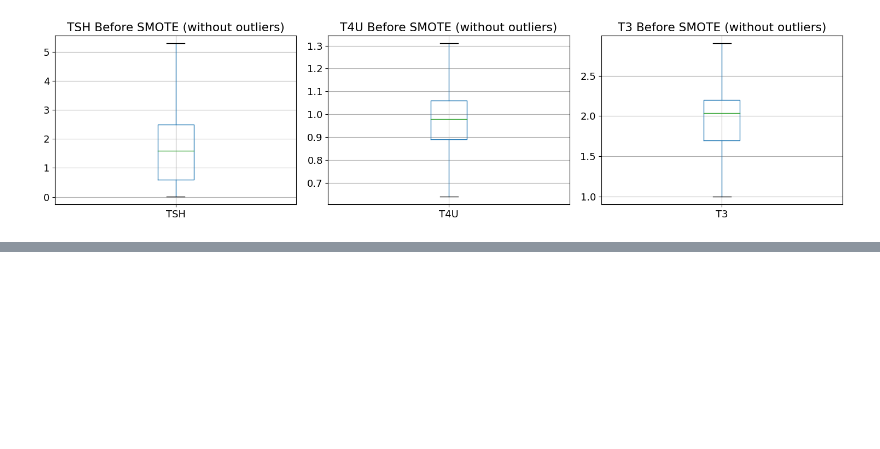
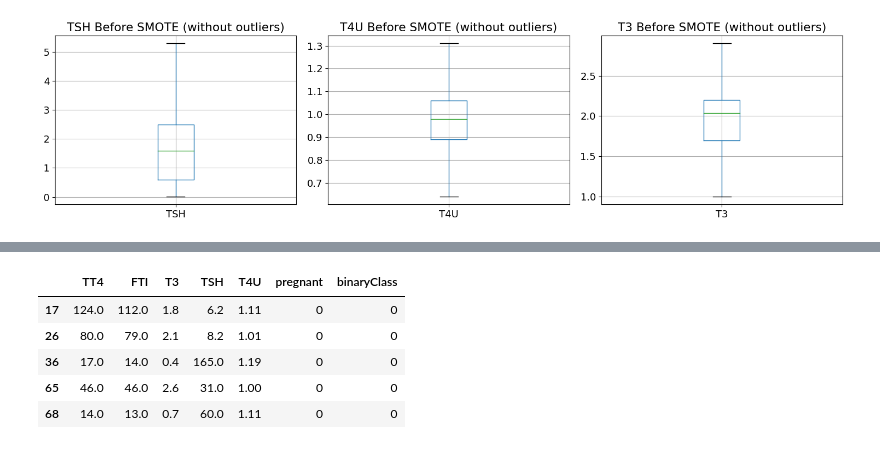
Before and after one commit to cilab-ufersa/thyroid_disease_AI, a Jupyter notebook: thyroid_disease_AI/data/clear_data.ipynb, the cells around one changed output, grey strips where cells are left out. Drawn from its saved outputs; the diff is of its cells as text; code cells hidden in the pictures; blank space fills up the shorter version.

Commit message:
feat: balanced data

```diff
--- a/thyroid_disease_AI/data/clear_data.ipynb
+++ b/thyroid_disease_AI/data/clear_data.ipynb
@@ -397,0 +346,9 @@ plt.show()
+# %%
+balanced_data.head()
+# %% [output]
+|  | TT4 | FTI | T3 | TSH | T4U | pregnant | binaryClass |
+| 17 | 124.0 | 112.0 | 1.8 | 6.2 | 1.11 | 0 | 0 |
+| 26 | 80.0 | 79.0 | 2.1 | 8.2 | 1.01 | 0 | 0 |
+| 36 | 17.0 | 14.0 | 0.4 | 165.0 | 1.19 | 0 | 0 |
+| 65 | 46.0 | 46.0 | 2.6 | 31.0 | 1.00 | 0 | 0 |
+| 68 | 14.0 | 13.0 | 0.7 | 60.0 | 1.11 | 0 | 0 |
```
Also changed, not shown: parts of 16 cells of this notebook, 1 other file.
